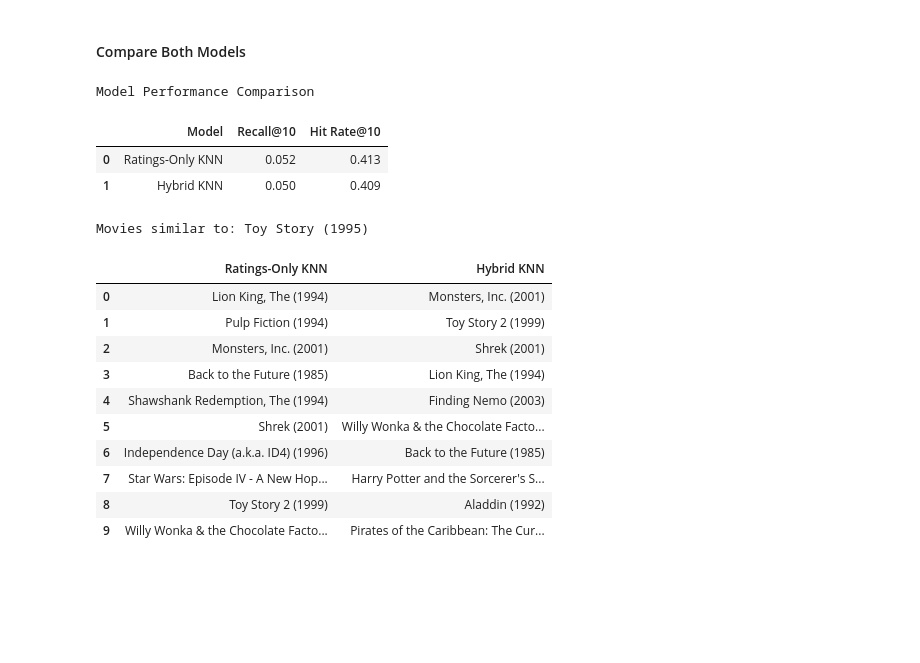
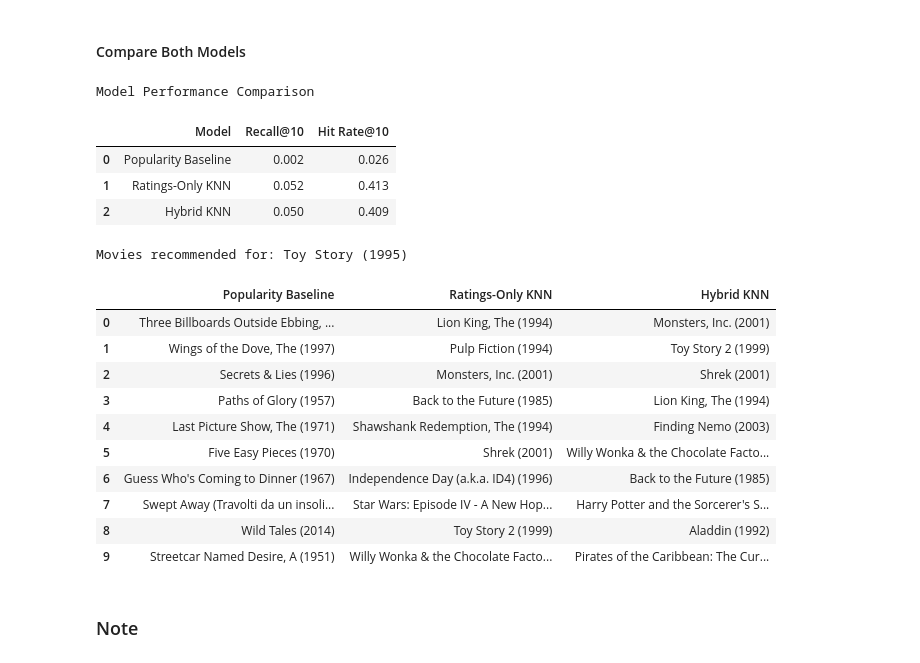
Before and after one commit to jcstallard3/DS6021_Final_Project, a Jupyter notebook: notebooks/movie_rating_knn.ipynb, the cells around one changed output. Saved outputs shown, nothing was run; the diff lists cells and outputs as text; code cells hidden in the pictures; blank space fills up the shorter version.

```diff
--- a/notebooks/movie_rating_knn.ipynb
+++ b/notebooks/movie_rating_knn.ipynb
@@ -988,63 +988,76 @@ Candidate neighbors: 200
 # %% [markdown]
 #### Compare Both Models
 # %%
-"""Compare the performance and recommendations of both KNN models."""
+"""Compare the baseline, ratings-only KNN, and hybrid KNN."""
 
 best_hybrid = hybrid_results_df.loc[
     hybrid_results_df["hit_rate"].idxmax()
 ]
 
 comparison_df = pd.DataFrame({
-    "Model": ["Ratings-Only KNN", "Hybrid KNN"],
+    "Model": ["Popularity Baseline", "Ratings-Only KNN", "Hybrid KNN"],
     "Recall@10": [
+        baseline_results["Recall@10"],
         rating_results["recall"],
         best_hybrid["recall"]
     ],
     "Hit Rate@10": [
+        baseline_results["Hit Rate@10"],
         rating_results["hit_rate"],
         best_hybrid["hit_rate"]
     ]
 })
 
 print("Model Performance Comparison")
 display(comparison_df.round(3))
 
+
+baseline_movies = recommend_popular_movies(
+    popular_movies,
+    movies_df,
+    n=TOP_N,
+    exclude_movie_id=TARGET_MOVIE_ID
+)
 
 ratings_movies = recommend_tuned_knn(
     TARGET_MOVIE_ID,
     tuned_knn,
     tuned_matrix,
     tuned_sparse,
     movies_df
 )
 
 hybrid_movies = recommendations
 
 movie_comparison = pd.DataFrame({
+    "Popularity Baseline": baseline_movies["title"],
     "Ratings-Only KNN": ratings_movies["title"],
     "Hybrid KNN": hybrid_movies["title"]
 })
 
 target_title = movies_df.loc[
     movies_df[ITEM_COL] == TARGET_MOVIE_ID, "title"
 ].iloc[0]
 
-print(f"\nMovies similar to: {target_title}")
+print(f"\nMovies recommended for: {target_title}")
 display(movie_comparison)
 # %% [output]
 Model Performance Comparison
 |  | Model | Recall@10 | Hit Rate@10 |
-| 0 | Ratings-Only KNN | 0.052 | 0.413 |
-| 1 | Hybrid KNN | 0.050 | 0.409 |
+| 0 | Popularity Baseline | 0.002 | 0.026 |
+| 1 | Ratings-Only KNN | 0.052 | 0.413 |
+| 2 | Hybrid KNN | 0.050 | 0.409 |
-Movies similar to: Toy Story (1995)
+Movies recommended for: Toy Story (1995)
-|  | Ratings-Only KNN | Hybrid KNN |
-| 0 | Lion King, The (1994) | Monsters, Inc. (2001) |
-| 1 | Pulp Fiction (1994) | Toy Story 2 (1999) |
-| 2 | Monsters, Inc. (2001) | Shrek (2001) |
-| 3 | Back to the Future (1985) | Lion King, The (1994) |
-| 4 | Shawshank Redemption, The (1994) | Finding Nemo (2003) |
-| 5 | Shrek (2001) | Willy Wonka & the Chocolate Facto... |
-| 6 | Independence Day (a.k.a. ID4) (1996) | Back to the Future (1985) |
-| 7 | Star Wars: Episode IV - A New Hop... | Harry Potter and the Sorcerer's S... |
-| 8 | Toy Story 2 (1999) | Aladdin (1992) |
-| 9 | Willy Wonka & the Chocolate Facto... | Pirates of the Caribbean: The Cur... |
+|  | Popularity Baseline | Ratings-Only KNN | Hybrid KNN |
+| 0 | Three Billboards Outside Ebbing, ... | Lion King, The (1994) | Monsters, Inc. (2001) |
+| 1 | Wings of the Dove, The (1997) | Pulp Fiction (1994) | Toy Story 2 (1999) |
+| 2 | Secrets & Lies (1996) | Monsters, Inc. (2001) | Shrek (2001) |
+| 3 | Paths of Glory (1957) | Back to the Future (1985) | Lion King, The (1994) |
+| 4 | Last Picture Show, The (1971) | Shawshank Redemption, The (1994) | Finding Nemo (2003) |
+| 5 | Five Easy Pieces (1970) | Shrek (2001) | Willy Wonka & the Chocolate Facto... |
+| 6 | Guess Who's Coming to Dinner (1967) | Independence Day (a.k.a. ID4) (1996) | Back to the Future (1985) |
+| 7 | Swept Away (Travolti da un insoli... | Star Wars: Episode IV - A New Hop... | Harry Potter and the Sorcerer's S... |
+| 8 | Wild Tales (2014) | Toy Story 2 (1999) | Aladdin (1992) |
+| 9 | Streetcar Named Desire, A (1951) | Willy Wonka & the Chocolate Facto... | Pirates of the Caribbean: The Cur... |
+# %% [markdown]
+### Note
```
Also changed, not shown: parts of 1 cell of this notebook.
